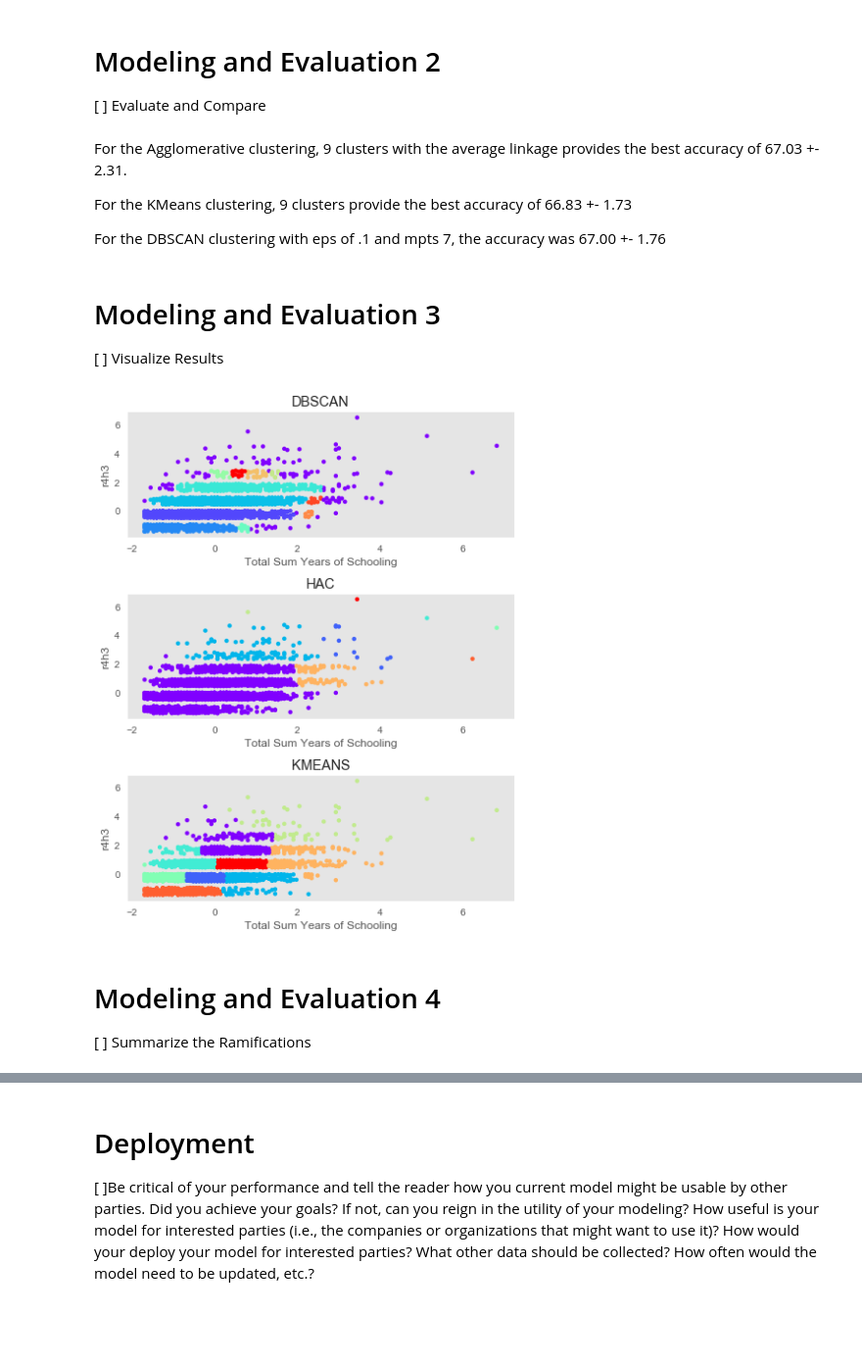
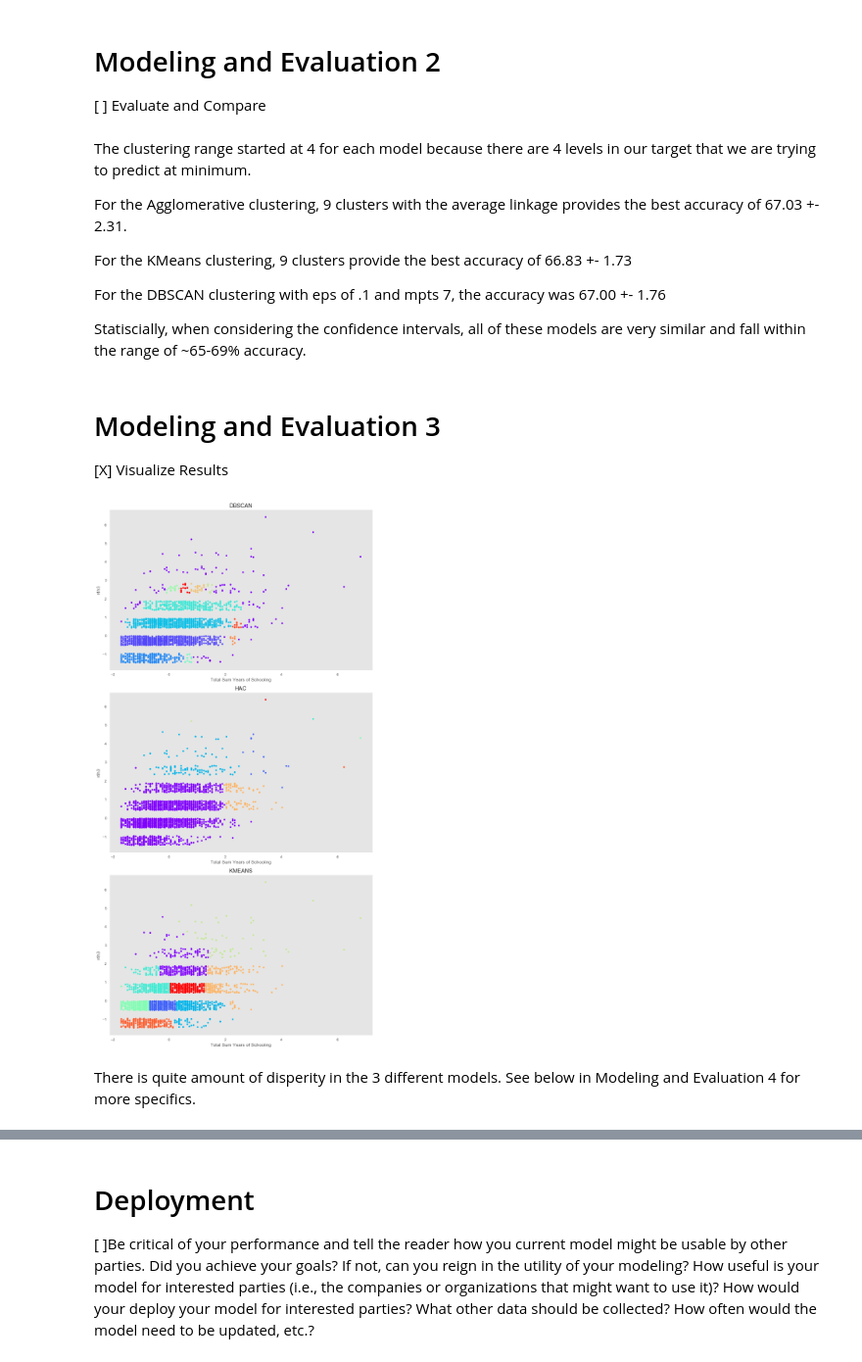
Before and after one commit to JLMarin64/CostaRicanPovertyPred, a Jupyter notebook: Lab 3/Lab 3_jm2.ipynb, the cells around one changed output, grey strips where cells are left out. Shown at 98% size. Saved outputs shown, nothing was run; the diff lists cells and outputs as text; code cells hidden in the pictures; blank space fills up the shorter version.

```diff
--- a/Lab 3/Lab 3_jm2.ipynb
+++ b/Lab 3/Lab 3_jm2.ipynb
@@ -834,53 +840,53 @@ Clusters 19 Average accuracy =  66.72753033692632 +- 2.285554319363339
 
 [ ] Evaluate and Compare
 # %% [markdown]
+The clustering range started at 4 for each model because there are 4 levels in our target that we are trying to predict at minimum.
 
 For the Agglomerative clustering, 9 clusters with the average linkage provides the best accuracy of 67.03 +- 2.31.
 
 For the KMeans clustering, 9 clusters provide the best accuracy of 66.83 +- 1.73
 
 For the DBSCAN clustering with eps of .1 and mpts 7, the accuracy was 67.00 +- 1.76
+
+Statiscially, when considering the confidence intervals, all of these models are very similar and fall within the range of ~65-69% accuracy.
 # %% [markdown]
 # Modeling and Evaluation 3
-[ ] Visualize Results
+[X] Visualize Results
 # %%
 data = X2
 
 cls = DBSCAN(eps=0.1, min_samples=7)
 cls.fit(data)
 dbs_labels = cls.labels_
 
 cls = AgglomerativeClustering(n_clusters=9, linkage='average')
 cls.fit(data)
 hac_labels = cls.labels_
 
 cls = KMeans(n_clusters=9, random_state=1)
 cls.fit(data)
 kmn_labels = cls.labels_
 
-fig = plt.figure(figsize=(12,8))
+fig = plt.figure(figsize=(20,20))
 title = ['DBSCAN','HAC','KMEANS']
 
 for i,l in enumerate([dbs_labels,hac_labels,kmn_labels]):
+
+
 
     plt.subplot(3,2,2*i+1)
     plt.scatter(data[:, 0], data[:, 1]+np.random.random(data[:, 1].shape)/2, c=l, cmap=plt.cm.rainbow, s=20, linewidths=0)
     plt.xlabel('Total Sum Years of Schooling'), plt.ylabel('r4h3')
     plt.grid()
     plt.title(title[i])
 
-    fig_size[0] = 20
-    fig_size[1] = 12
-    plt.rcParams["figure.figsize"] = fig_size
+
 
 
 
 plt.tight_layout()
 plt.show()
 # %% [output]
-[figure, old version]
+[figure, new version]
-# %% [markdown]
-# Modeling and Evaluation 4
-
-
-[ ] Summarize the Ramifications
+# %% [markdown]
+There is quite amount of disperity in the 3 different models. See below in Modeling and Evaluation 4 for more specifics.
```
Also changed, not shown: parts of 5 cells of this notebook.
